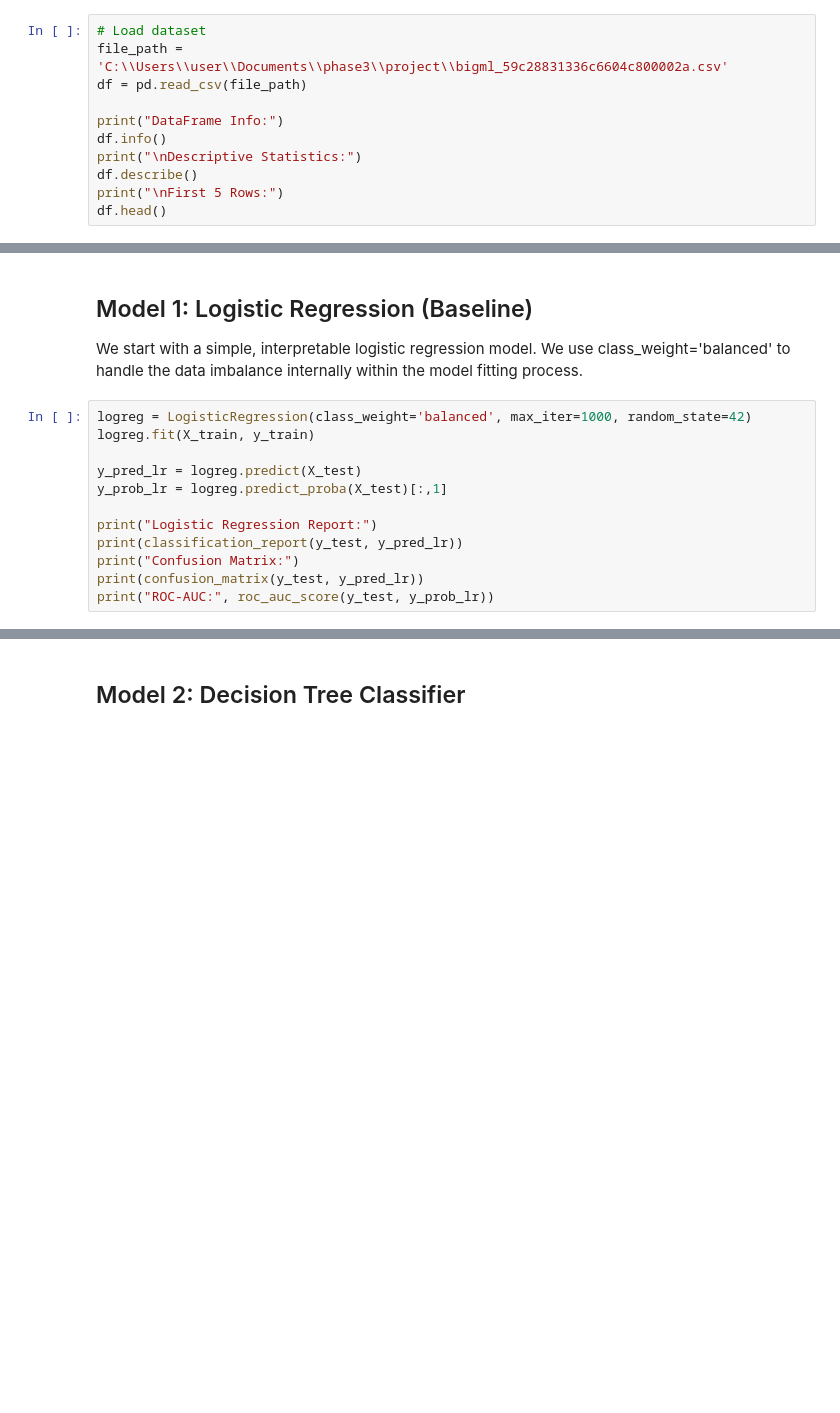
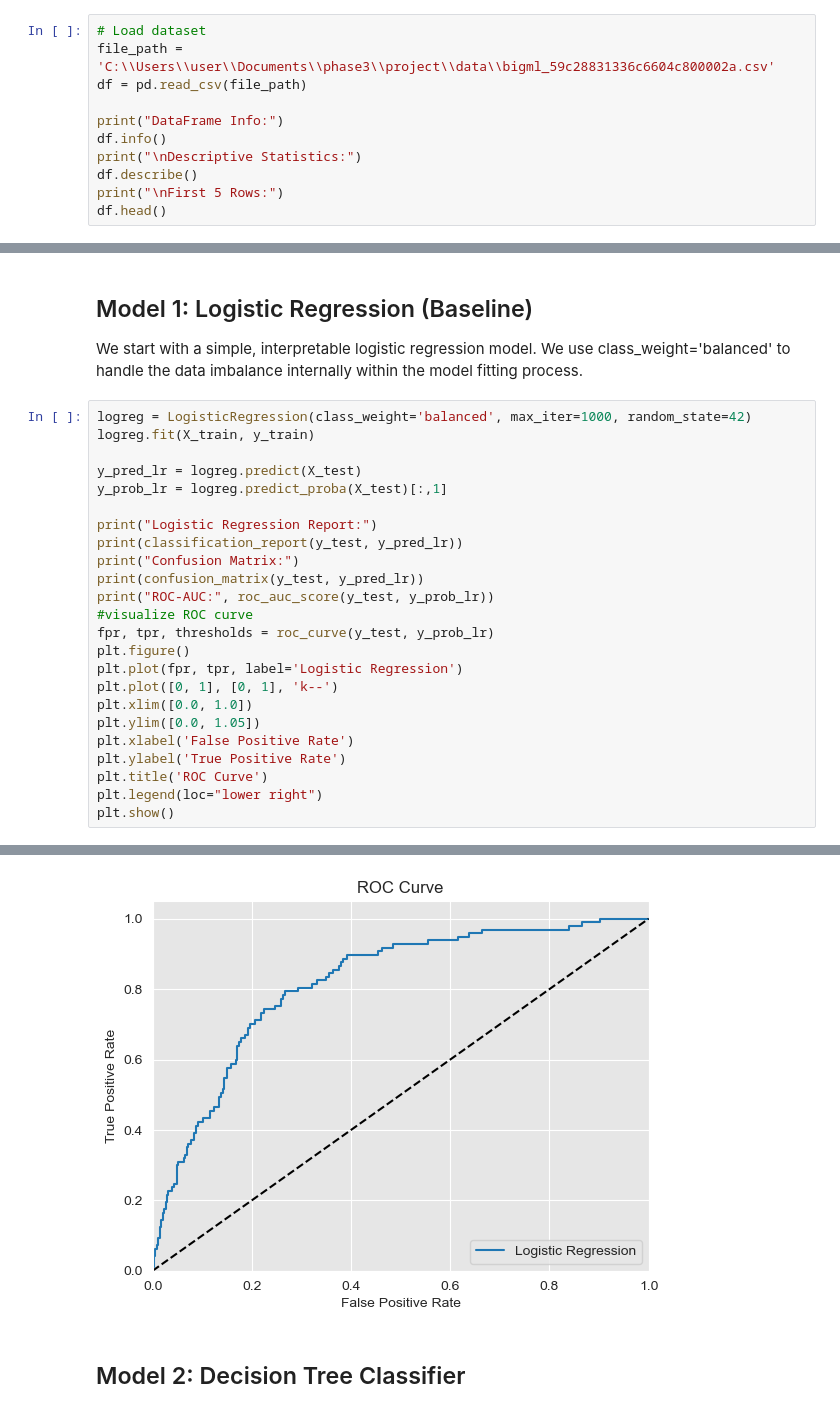
Before and after one commit to OmondiOmolo/project3, a Jupyter notebook: student.ipynb, the cells around one changed output, grey strips where cells are left out. Drawn from its saved outputs; the diff is of its cells as text; blank space fills up the shorter version.

```diff
--- a/student.ipynb
+++ b/student.ipynb
@@ -28,7 +28,7 @@ sns.set_style('darkgrid', {'axes.facecolor':'0.9'})
 We load the dataset and perform initial inspections of the structure, statistics, and target variable distribution.
 # %%
 # Load dataset
-file_path = 'C:\\Users\\user\\Documents\\phase3\\project\\bigml_59c28831336c6604c800002a.csv'
+file_path = 'C:\\Users\\user\\Documents\\phase3\\project\\data\\bigml_59c28831336c6604c800002a.csv'
 df = pd.read_csv(file_path)
 
 print("DataFrame Info:")
@@ -224,30 +224,43 @@ We start with a simple, interpretable logistic regression model. We use class_we
 # %%
 logreg = LogisticRegression(class_weight='balanced', max_iter=1000, random_state=42)
 logreg.fit(X_train, y_train)
 
 y_pred_lr = logreg.predict(X_test)
 y_prob_lr = logreg.predict_proba(X_test)[:,1]
 
 print("Logistic Regression Report:")
 print(classification_report(y_test, y_pred_lr))
 print("Confusion Matrix:")
 print(confusion_matrix(y_test, y_pred_lr))
 print("ROC-AUC:", roc_auc_score(y_test, y_prob_lr))
+#visualize ROC curve
+fpr, tpr, thresholds = roc_curve(y_test, y_prob_lr)
+plt.figure()
+plt.plot(fpr, tpr, label='Logistic Regression')
+plt.plot([0, 1], [0, 1], 'k--')
+plt.xlim([0.0, 1.0])
+plt.ylim([0.0, 1.05])
+plt.xlabel('False Positive Rate')
+plt.ylabel('True Positive Rate')
+plt.title('ROC Curve')
+plt.legend(loc="lower right")
+plt.show()
 # %% [output]
 Logistic Regression Report:
               precision    recall  f1-score   support
 
            0       0.95      0.76      0.85       570
            1       0.35      0.74      0.48        97
 
     accuracy                           0.76       667
    macro avg       0.65      0.75      0.66       667
 weighted avg       0.86      0.76      0.79       667
 
 Confusion Matrix:
 [[436 134]
  [ 25  72]]
 ROC-AUC: 0.8156086091517453
+[figure, added]
 # %% [markdown]
 ## Model 2: Decision Tree Classifier
 # %% [markdown]
```
Also changed, not shown: parts of 3 cells of this notebook, 7 other files.
